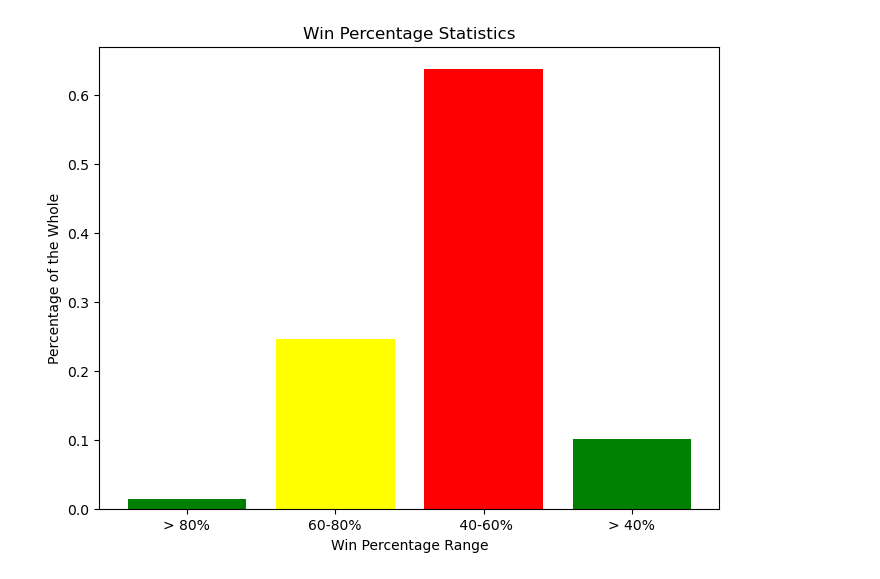
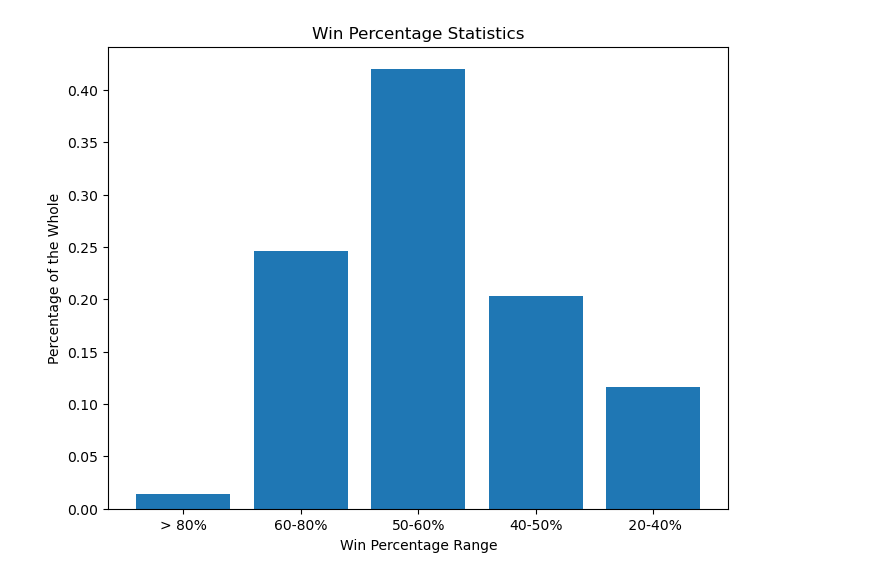
Before and after one commit to BikimWakim/SuperSportAnaliza, a Jupyter notebook: AnalizaTips.ipynb, the cells around one changed output. Cells and saved outputs as stored; diff of their text form; code cells hidden in the pictures.

```diff
--- a/AnalizaTips.ipynb
+++ b/AnalizaTips.ipynb
@@ -2,7 +2,10 @@
 import csv
 import pandas as pd
 import matplotlib.pyplot as plt
+import seaborn as sns
+import numpy as np
 
+file = 'C:/users/borna/documents/analize2.csv'
 
 df = pd.read_csv(file).iloc[:, 1:]
 #df = df.drop(df[df['result']=='Pending'].index)
@@ -11,6 +14,7 @@ df = df[df['result'].isin(['Win', 'Lose'])]
 #Risk tolerance of the user
 #Using clustering on the same events and comparing individuals win percentages to make the bet
 #Frequency Distribution
+#Frequency Dist over coefficients
 # %%
 #Calculating win percentages
 win_counts = df[df['result']=='Win'].groupby('username').size()
@@ -18,9 +22,9 @@ total_counts = df.groupby('username').size()
 win_percent = (win_counts/total_counts)*100
 
 unique_usernames = df['username'].unique()
-usernamePercent = {'username': unique_usernames, 'win_percentages': win_percent, 'Total Bets': total_counts}
+#.index & .values assures they are matching values
+usernamePercent = {'username': total_counts.index, 'Win Percentages': win_percent.values, 'Total Bets': total_counts.values}
 df_1 = pd.DataFrame(usernamePercent)
 df_1.reset_index(drop=True, inplace=True)
-df_1 = df_1.dropna(subset=['win_percentages'])
+df_1 = df_1.dropna(subset=['Win Percentages'])
 df_1 = df_1[df_1['Total Bets'] >= 20]
-df_1
@@ -41,20 +31,21 @@ df_1
 # %%
-#Plotting win percentages using determined labels
+#Plotting win percentages using determined labels to users with >= 20 total bets
 percentOfDataset = [
-    (df_1['win_percentages'] > 80).sum()/69,
-    ((df_1['win_percentages'] >= 60) & (df_1['win_percentages'] <= 80)).sum()/69,
-        ((df_1['win_percentages'] >= 40) & (df_1['win_percentages'] < 60)).sum()/69,
-    (df_1['win_percentages'] < 40).sum()/69
+    (df_1['Win Percentages'] > 80).sum()/69,
+    ((df_1['Win Percentages'] > 60) & (df_1['Win Percentages'] <= 80)).sum()/69,
+    ((df_1['Win Percentages'] >= 50) & (df_1['Win Percentages'] <= 60)).sum()/69,
+    ((df_1['Win Percentages'] > 40) & (df_1['Win Percentages'] < 50)).sum()/69,
+    ((df_1['Win Percentages'] >= 20) & (df_1['Win Percentages'] <= 40)).sum()/69
 ]
 
-labels = ['> 80%', '60-80%', ' 40-60%', '< 40%']
+labels = ['> 80%', '60-80%', '50-60%', '40-50%', ' 20-40%']
 
 
 plt.figure(figsize=(8,6))
-plt.bar(labels, percentOfDataset, color=['green', 'yellow', 'red'])
+plt.bar(labels, percentOfDataset)
 plt.title('Win Percentage Statistics')
 plt.xlabel('Win Percentage Range')
 plt.ylabel('Percentage of the Whole')
 plt.show()
 # %% [output]
-[figure, old version]
+[figure, new version]
```
Also changed, not shown: parts of 5 cells of this notebook.
